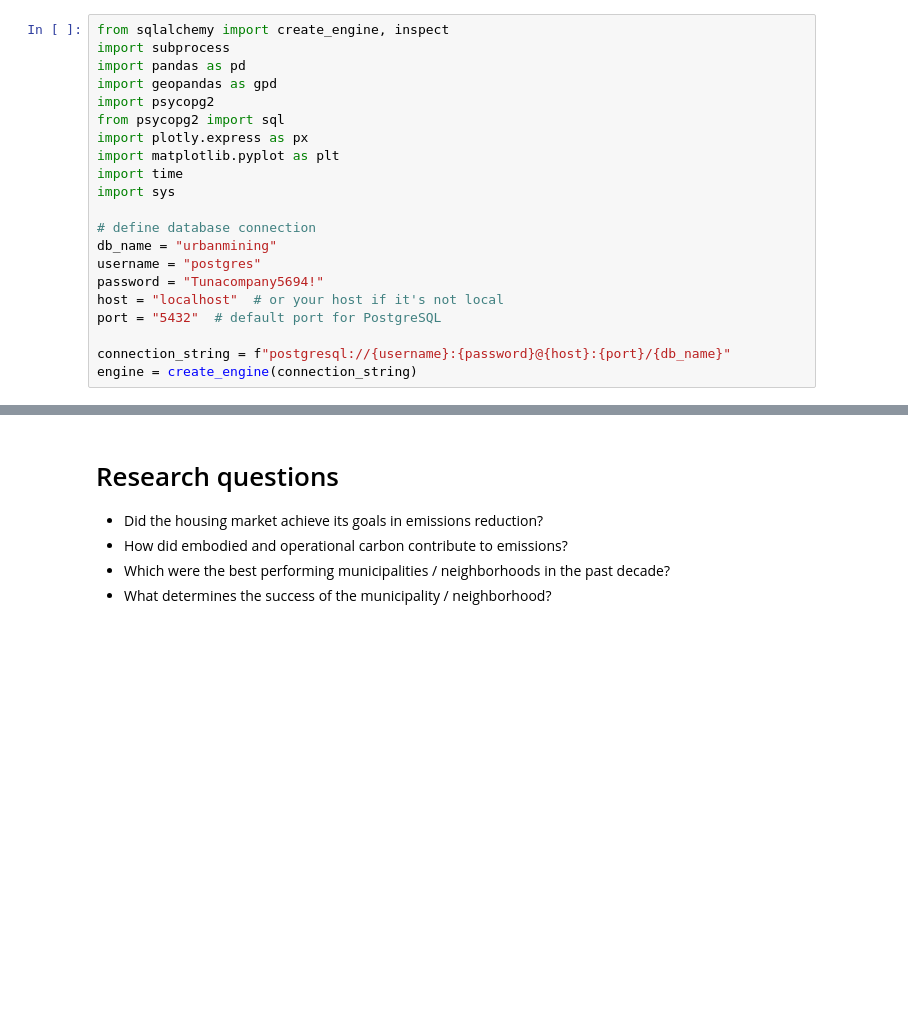
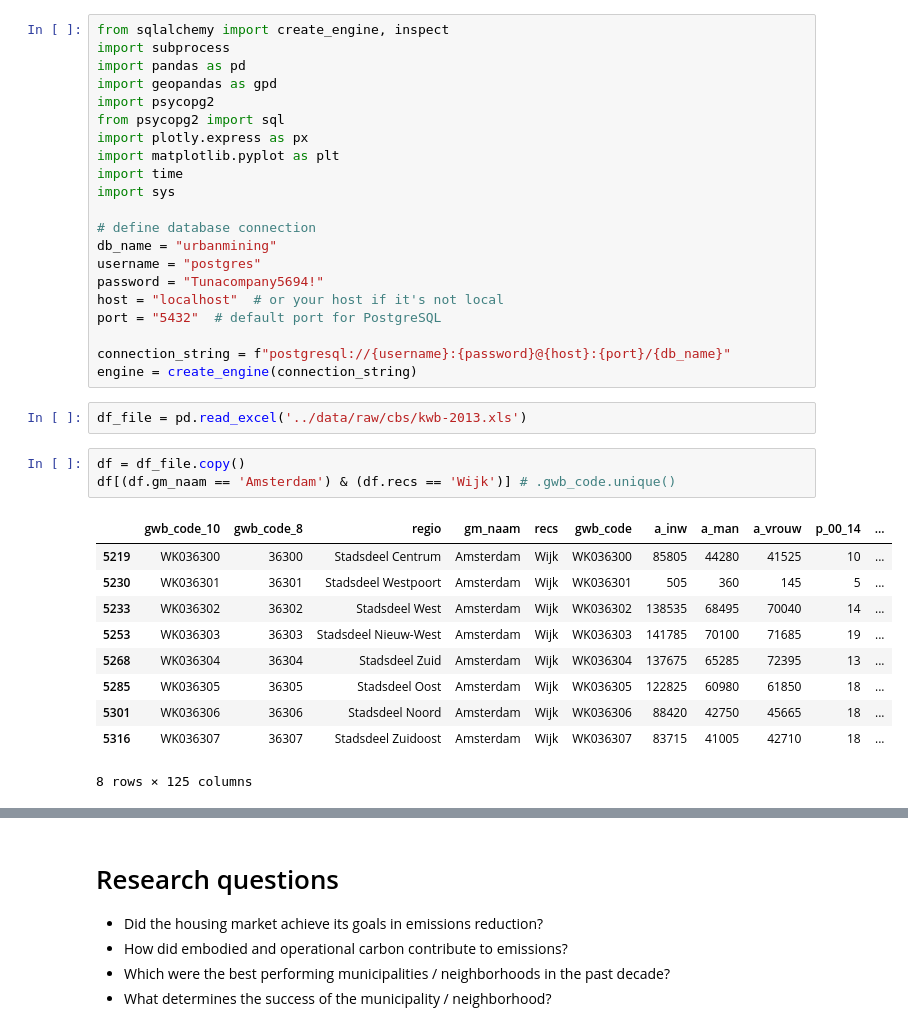
Before and after one commit to TanyaTsui/housingEmissions, a Jupyter notebook: notebooks/reporting_housingEmissions_nl.ipynb, the cells around one changed output, grey strips where cells are left out. Drawn from its saved outputs; the diff is of its cells as text; blank space fills up the shorter version.

```diff
--- a/notebooks/reporting_housingEmissions_nl.ipynb
+++ b/notebooks/reporting_housingEmissions_nl.ipynb
@@ -19,3 +19,19 @@ port = "5432"  # default port for PostgreSQL
 
 connection_string = f"postgresql://{username}:{password}@{host}:{port}/{db_name}"
 engine = create_engine(connection_string)
+# %%
+df_file = pd.read_excel('../data/raw/cbs/kwb-2013.xls')
+# %%
+df = df_file.copy()
+df[(df.gm_naam == 'Amsterdam') & (df.recs == 'Wijk')] # .gwb_code.unique()
+# %% [output]
+|  | gwb_code_10 | gwb_code_8 | regio | gm_naam | recs | gwb_code | a_inw | a_man | a_vrouw | p_00_14 | ... |
+| 5219 | WK036300 | 36300 | Stadsdeel Centrum | Amsterdam | Wijk | WK036300 | 85805 | 44280 | 41525 | 10 | ... |
+| 5230 | WK036301 | 36301 | Stadsdeel Westpoort | Amsterdam | Wijk | WK036301 | 505 | 360 | 145 | 5 | ... |
+| 5233 | WK036302 | 36302 | Stadsdeel West | Amsterdam | Wijk | WK036302 | 138535 | 68495 | 70040 | 14 | ... |
+| 5253 | WK036303 | 36303 | Stadsdeel Nieuw-West | Amsterdam | Wijk | WK036303 | 141785 | 70100 | 71685 | 19 | ... |
+| 5268 | WK036304 | 36304 | Stadsdeel Zuid | Amsterdam | Wijk | WK036304 | 137675 | 65285 | 72395 | 13 | ... |
+| 5285 | WK036305 | 36305 | Stadsdeel Oost | Amsterdam | Wijk | WK036305 | 122825 | 60980 | 61850 | 18 | ... |
+| 5301 | WK036306 | 36306 | Stadsdeel Noord | Amsterdam | Wijk | WK036306 | 88420 | 42750 | 45665 | 18 | ... |
+| 5316 | WK036307 | 36307 | Stadsdeel Zuidoost | Amsterdam | Wijk | WK036307 | 83715 | 41005 | 42710 | 18 | ... |
+8 rows × 125 columns
```
Also changed, not shown: parts of 9 cells of this notebook, 18 other files.
